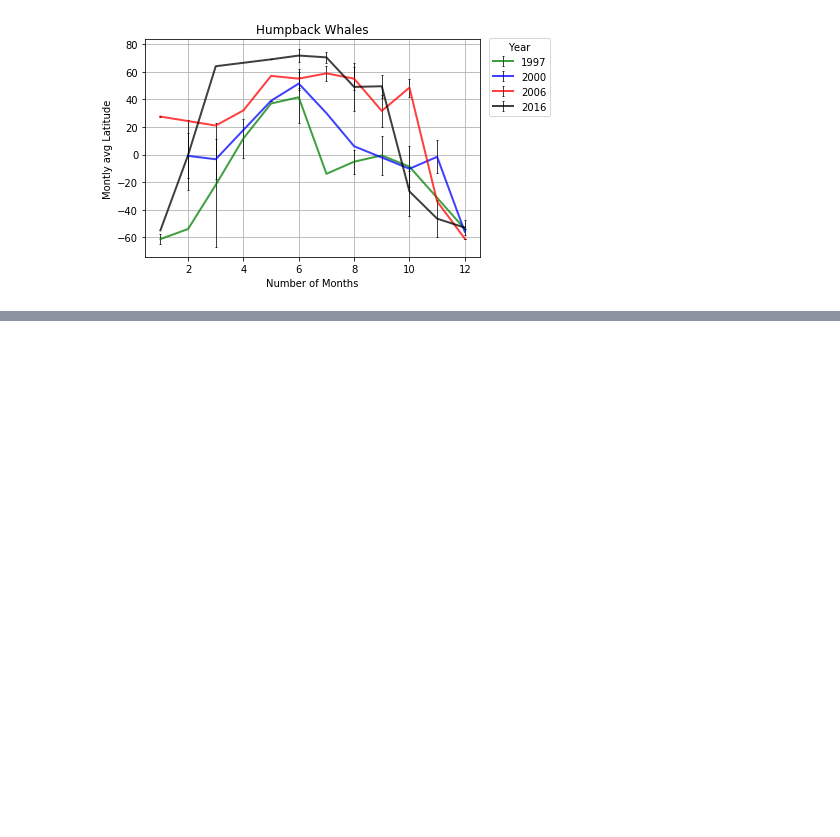
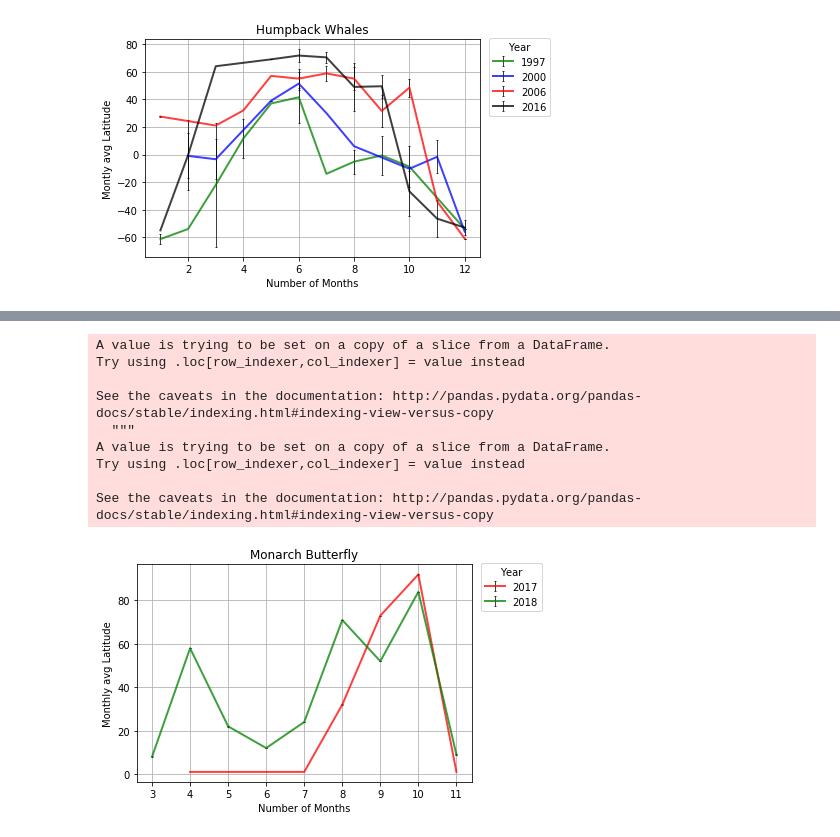
Before and after one commit to trivial-vector/Majick-Migration, a Jupyter notebook: Analysis/majick_migration.ipynb, the cells around one changed output, grey strips where cells are left out. Drawn from its saved outputs; the diff is of its cells as text; code cells hidden in the pictures; blank space fills up the shorter version.

Commit message:
modified monarch data

```diff
--- a/Analysis/majick_migration.ipynb
+++ b/Analysis/majick_migration.ipynb
@@ -316,41 +316,42 @@ fig
 # %%
 # ----------------------------------- EXPLORATION & ANALYSIS FOR MONARCH BUTTERFLY SPECIES --------------------------------
 
 # Cleaning up the raw data, dropping the columns that are irrelevant & renaming columns to better understanding
 monarch_adj = df_monarch.dropna(subset = ['latitude','longitude','observed_on'])
 monarch_adj['year'] = pd.DatetimeIndex(monarch_adj['observed_on']).year
 monarch_adj['month']= pd.DatetimeIndex(monarch_adj['observed_on']).month
 
 # Preparing separate dataframes for each years (those are relevant & having data points)
-monarch_2014 = monarch_adj.loc[monarch_adj['year'] == 2014]
-monarch_2015 = monarch_adj.loc[monarch_adj['year'] == 2015]
-monarch_2016 = monarch_adj.loc[monarch_adj['year'] == 2016]
 monarch_2017 = monarch_adj.loc[monarch_adj['year'] == 2017]
 monarch_2018 = monarch_adj.loc[monarch_adj['year'] == 2018]
 
 # Calculating monthly average & monthly count of latitdue & also calculating standard error
-lat_count_2014 = monarch_2014.groupby(['year','month'])['latitude'].count()
-lat_count_2015 = monarch_2015.groupby(['year','month'])['latitude'].count()
-lat_count_2016 = monarch_2016.groupby(['year','month'])['latitude'].count()
-lat_count_2017 = monarch_2017.groupby(['year','month'])['latitude'].count()
-lat_count_2018 = monarch_2018.groupby(['year','month'])['latitude'].count()
 
-lat_mean_2014 = monarch_2014.groupby(['year','month'])['longitude'].mean()
-lat_mean_2015 = monarch_2015.groupby(['year','month'])['longitude'].mean()
-lat_mean_2016 = monarch_2016.groupby(['year','month'])['longitude'].mean()
-lat_mean_2017 = monarch_2017.groupby(['year','month'])['longitude'].mean()
-lat_mean_2018 = monarch_2018.groupby(['year','month'])['longitude'].mean()
+mn_lat_mean_2017 = monarch_2017.groupby(['month']).count()
+mn_lat_mean_2017.reset_index(drop=False,inplace=True)
+mn_lat_std_2017 = monarch_2017.groupby(["year","month"])["latitude"].sem()
 
-# stderr_lon_2017 = monarch_2017.longitude.sem(axis=0)
-# stderr_lat_2017 = monarch_2017.latitude.sem(axis=0)
-# stderr_lon_2018 = monarch_2017.longitude.sem(axis=0)
-# stderr_lon_2018 = monarch_2017.latitude.sem(axis=0)
+mn_lat_mean_2018 = monarch_2018.groupby(['month']).count()
+mn_lat_mean_2018.reset_index(drop=False,inplace=True)
+mn_lat_std_2018 = monarch_2018.groupby(["year","month"])["latitude"].sem()
 
-# Plotting the error bar for each year
-plt.plot(np.sort(monarch_2014.month.unique()),lat_count_2014,alpha = 0.75,color = 'blue')
-plt.plot(np.sort(monarch_2015.month.unique()),lat_count_2015,alpha = 0.75,color = 'red')
-plt.plot(np.sort(monarch_2016.month.unique()),lat_count_2016,alpha = 0.75,color = 'purple')
-plt.plot(np.sort(monarch_2017.month.unique()),lat_count_2017,alpha = 0.75,color = 'yellow')
-plt.plot(np.sort(monarch_2018.month.unique()),lat_count_2018,alpha = 0.75,color = 'green')
-plt.savefig("./Output/Monarch_Butterfly_Months Vs Mean_Lat.png")
+plt.errorbar(mn_lat_mean_2017.month,mn_lat_mean_2017.latitude,yerr=mn_lat_std_2017,ecolor='black',capsize=1,elinewidth=1,alpha = 0.75,color = 'red',linewidth=2.0,label = "2017")
+plt.errorbar(mn_lat_mean_2018.month,mn_lat_mean_2018.latitude,yerr=mn_lat_std_2018,ecolor='black',capsize=1,elinewidth=1,alpha = 0.75,color = 'green',linewidth=2.0,label = "2018")
+plt.xlabel("Number of Months")
+plt.ylabel("Monthly avg Latitude")
+plt.title("Monarch Butterfly")
+plt.grid()
+plt.legend(title="Year",loc='upper right', bbox_to_anchor=(1.225, 1.03))
+plt.savefig("./Output/Monarch_Butterfly_Months Vs Mean_Lat.png", pad_inches=1, bbox_inches= 'tight')
 plt.show()
+# %% [output]
+A value is trying to be set on a copy of a slice from a DataFrame.
+Try using .loc[row_indexer,col_indexer] = value instead
+
+See the caveats in the documentation: http://pandas.pydata.org/pandas-docs/stable/indexing.html#indexing-view-versus-copy
+  """
+A value is trying to be set on a copy of a slice from a DataFrame.
+Try using .loc[row_indexer,col_indexer] = value instead
+
+See the caveats in the documentation: http://pandas.pydata.org/pandas-docs/stable/indexing.html#indexing-view-versus-copy
+[figure, added]
```
Also changed, not shown: 1 other file.
